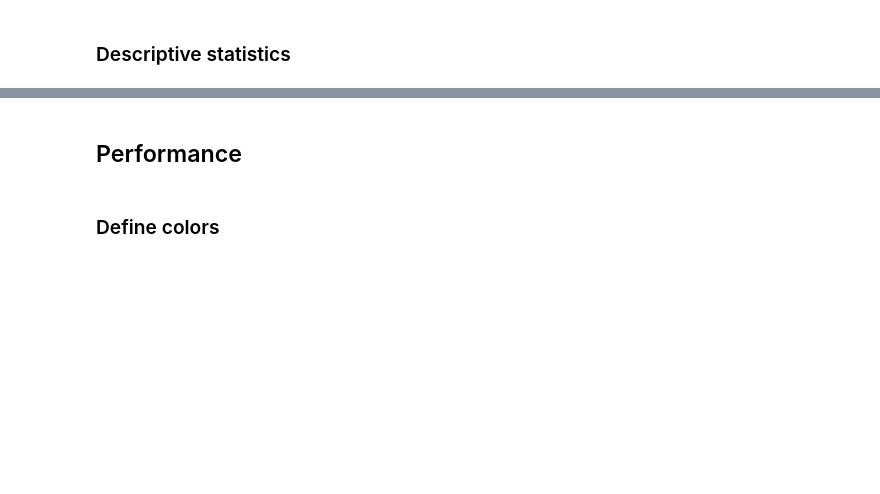
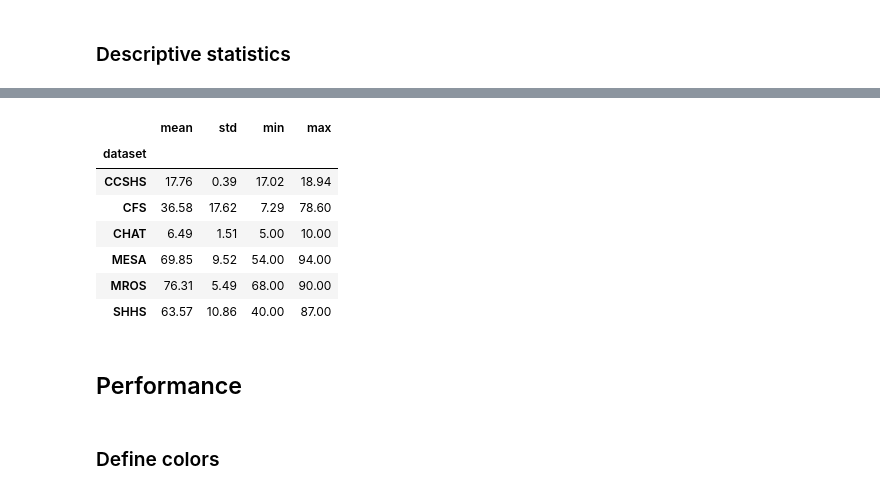
Before and after one commit to raphaelvallat/yasa_classifier, a Jupyter notebook: 04_validation_nsrr.ipynb, the cells around one changed output, grey strips where cells are left out. Cells and saved outputs as stored; diff of their text form; code cells hidden in the pictures; blank space fills up the shorter version.

```diff
--- a/04_validation_nsrr.ipynb
+++ b/04_validation_nsrr.ipynb
@@ -84,3 +144,14 @@ grp_subj['bmi'].agg(mean_std)
+# %%
+grp_subj.groupby('dataset')['age'].agg(['mean', 'std', 'min', 'max']).round(2)
+# %% [output]
+|  | mean | std | min | max |
+| dataset |  |  |  |  |
+| CCSHS | 17.76 | 0.39 | 17.02 | 18.94 |
+| CFS | 36.58 | 17.62 | 7.29 | 78.60 |
+| CHAT | 6.49 | 1.51 | 5.00 | 10.00 |
+| MESA | 69.85 | 9.52 | 54.00 | 94.00 |
+| MROS | 76.31 | 5.49 | 68.00 | 90.00 |
+| SHHS | 63.57 | 10.86 | 40.00 | 87.00 |
 # %% [markdown]
 ## Performance
 # %%
```
Also changed, not shown: parts of 11 cells of this notebook, 20 other files.
